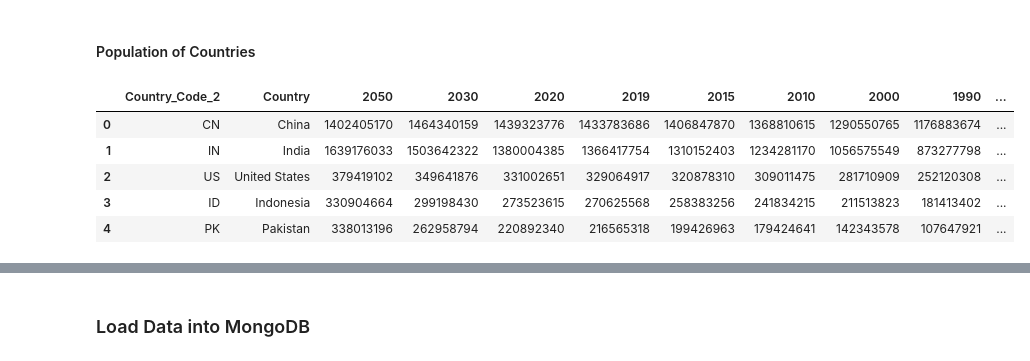
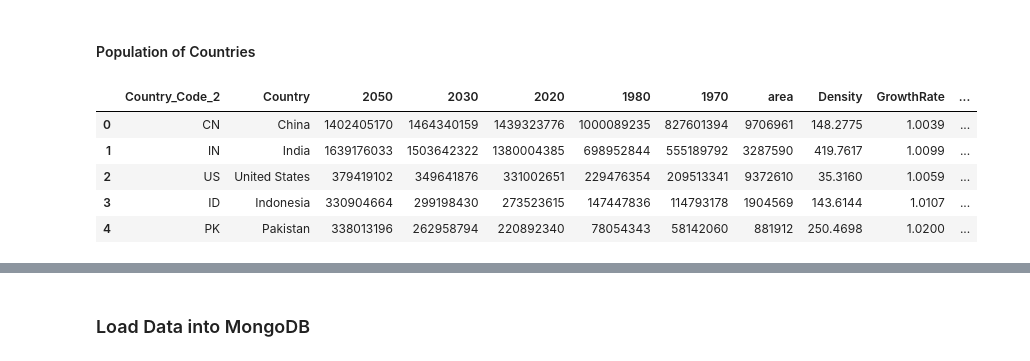
Before and after one commit to Rye-Git/UWA-Project_2, a Jupyter notebook: source_code/population_ETL.ipynb, the cells around one changed output, grey strips where cells are left out. Drawn from its saved outputs; the diff is of its cells as text; code cells hidden in the pictures.

```diff
--- a/source_code/population_ETL.ipynb
+++ b/source_code/population_ETL.ipynb
@@ -123,41 +125,37 @@ df_countryCode.head()
 #### Population of Countries
 # %%
 # read Countries population data from csv(source:https://worldpopulationreview.com) into dataframe
-df_countries = pd.read_csv('static/data/csvData.csv')
+df_countries = pd.read_csv('static/data/countriesData.csv')
 # rename the columns
 df_countries.rename(columns={'cca2':'Country_Code_2',
                              'name':'Country',
                              'pop2050':'2050',
                              'pop2030':'2030',
                              'pop2020':'2020',
-                             'pop2019':'2019',
-                             'pop2015':'2015',
-                             'pop2010':'2010',
-                             'pop2000':'2000',
-                             'pop1990':'1990',
                              'pop1980':'1980',
                              'pop1970':'1970'
                             },inplace=True)
 
-# # eliminating unnessasary data
-df_countries = df_countries.iloc[:,[0,1,4,5,2,3,6,7,8,9,10,11]]
+# eliminating flag column and rerodering
+df_countries = df_countries.iloc[:,[0,1,4,5,2,10,11,12,13,14,15,16]]
 
 # Removing decimal point from data
+col_list = ['2050','2030','2020','1980','1970']
 # Loop through the columns
-for col in df_countries:
+for col in df_countries[col_list]:
     # performing operations on columns other than Country column
     if col not in ["Country_Code_2", "Country"]:
         # correcting the decimal positions
-        df_countries[col] = (df_countries[col] * 1000).astype(int)
+        df_countries[col] = (df_countries[col] * 1000).apply(np.int64)
 
 df_countries.head()
 # %% [output]
-|  | Country_Code_2 | Country | 2050 | 2030 | 2020 | 2019 | 2015 | 2010 | 2000 | 1990 | ... |
-| 0 | CN | China | 1402405170 | 1464340159 | 1439323776 | 1433783686 | 1406847870 | 1368810615 | 1290550765 | 1176883674 | ... |
-| 1 | IN | India | 1639176033 | 1503642322 | 1380004385 | 1366417754 | 1310152403 | 1234281170 | 1056575549 | 873277798 | ... |
-| 2 | US | United States | 379419102 | 349641876 | 331002651 | 329064917 | 320878310 | 309011475 | 281710909 | 252120308 | ... |
-| 3 | ID | Indonesia | 330904664 | 299198430 | 273523615 | 270625568 | 258383256 | 241834215 | 211513823 | 181413402 | ... |
-| 4 | PK | Pakistan | 338013196 | 262958794 | 220892340 | 216565318 | 199426963 | 179424641 | 142343578 | 107647921 | ... |
+|  | Country_Code_2 | Country | 2050 | 2030 | 2020 | 1980 | 1970 | area | Density | GrowthRate | ... |
+| 0 | CN | China | 1402405170 | 1464340159 | 1439323776 | 1000089235 | 827601394 | 9706961 | 148.2775 | 1.0039 | ... |
+| 1 | IN | India | 1639176033 | 1503642322 | 1380004385 | 698952844 | 555189792 | 3287590 | 419.7617 | 1.0099 | ... |
+| 2 | US | United States | 379419102 | 349641876 | 331002651 | 229476354 | 209513341 | 9372610 | 35.3160 | 1.0059 | ... |
+| 3 | ID | Indonesia | 330904664 | 299198430 | 273523615 | 147447836 | 114793178 | 1904569 | 143.6144 | 1.0107 | ... |
+| 4 | PK | Pakistan | 338013196 | 262958794 | 220892340 | 78054343 | 58142060 | 881912 | 250.4698 | 1.0200 | ... |
 # %%
 # Another Dataset
 # Cleaning csv Population data from https://datacatalog.worldbank.org
```
Also changed, not shown: parts of 14 cells of this notebook, 18 other files.
